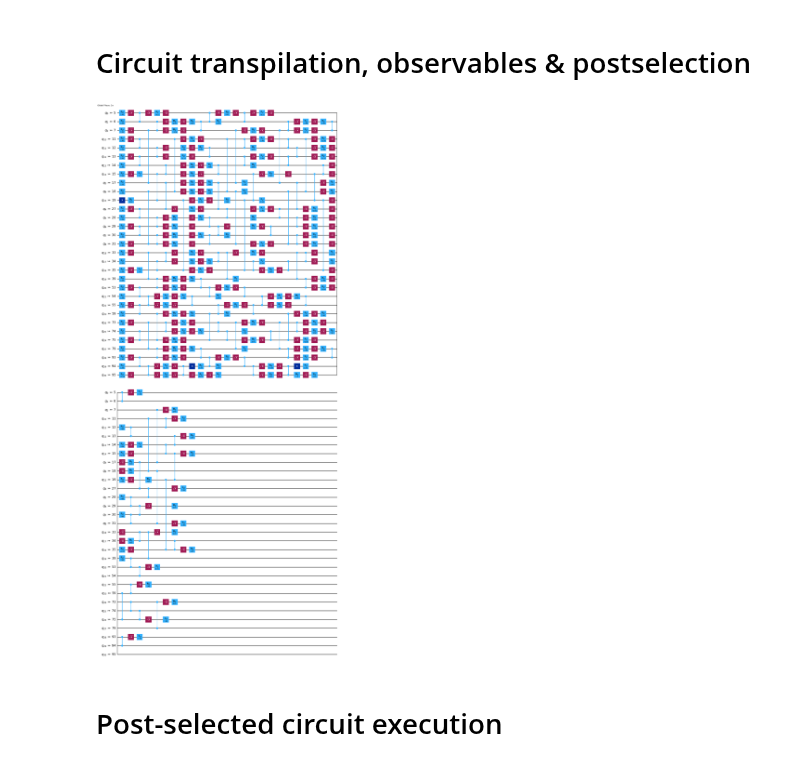
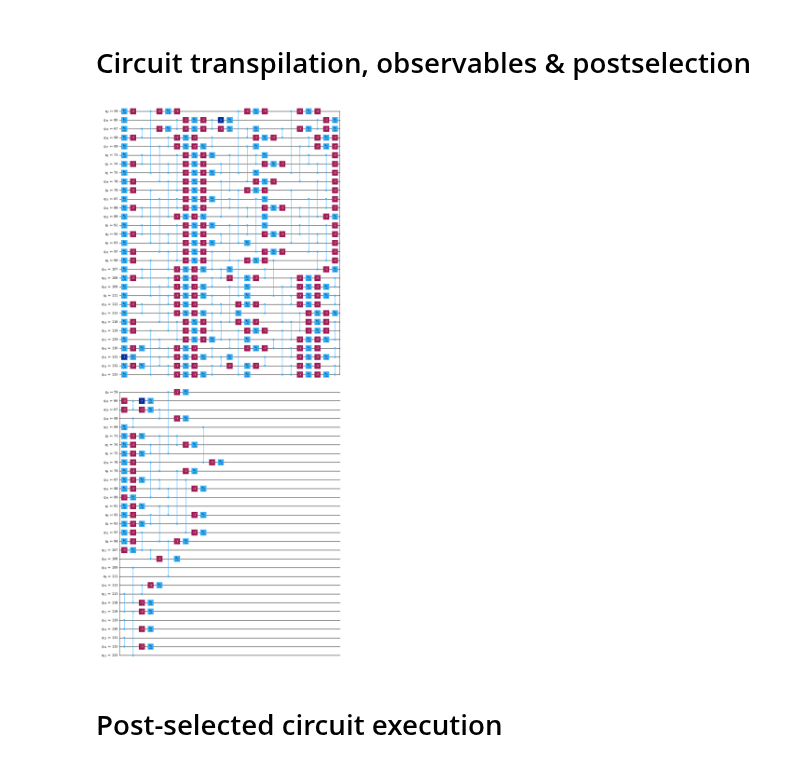
Before and after one commit to Fradm98/qs-qh, a Jupyter notebook: src/notebooks/Z2/z2_chain_hardware_postselection.ipynb, the cells around one changed output. Drawn from its saved outputs; the diff is of its cells as text; code cells hidden in the pictures.

```diff
--- a/src/notebooks/Z2/z2_chain_hardware_postselection.ipynb
+++ b/src/notebooks/Z2/z2_chain_hardware_postselection.ipynb
@@ -43,19 +63,19 @@ from cobos.tokens import ibm_token, group_instance, group_instance2
 channel = "ibm_quantum"
 # device = "ibm_kyiv"
 # device = "ibm_brisbane"
-# device = "ibm_fez"
+device = "ibm_fez"
 # device = "ibm_sherbrooke"
 # device = "ibm_torino"
-device = "ibm_marrakesh"
+# device = "ibm_marrakesh"
 
-eplg_absolute = 3.75e-3
+eplg_absolute = 4.26e-3
 
-service = QiskitRuntimeService(channel=channel, token=ibm_token, instance=group_instance)
+service = QiskitRuntimeService(channel=channel, token=ibm_token, instance=group_instance2)
 backend = service.backend(device, use_fractional_gates=fractional_gates)
 # %% [markdown]
 # Circuit transpilation, observables & postselection
 # %%
-from z2chain.circs import physical_particle_pair_quench_simulation_circuits, erradj_particle_pair_quench_simulation_circuits, odr_compuncomp_circuits
+from z2chain.circs import physical_particle_pair_quench_simulation_circuits, erradj_particle_pair_quench_simulation_circuits_eplg, odr_compuncomp_circuits_eplg
 from z2chain.operators import local_pauli_z, local_pauli_x, postselection_operators
 from utils.hexec import get_backend_best_qubit_chain
 from utils.circs import generate_and_save_circs
@@ -63,55 +83,37 @@ from functools import partial
 from itertools import product
 import os
 
-optimization_level = 2
+optimization_level = 3
 
 circuits = [] # circuits[L][params][t]
 if odr: odr_circuits = [] # odr_circuits[L][params][t]
 observable_generating_funcs = [] #observable_generating_funcs[L][i]
 postselection_operators_funcs = []
 extra_options = []
-
-sampler_options = {
-    "default_shots": shots,
-    "execution": {
-        "init_qubits": True,
-        "meas_type": "classified"
-    },
-    "dynamical_decoupling": {
-        "enable": True,
-        "sequence_type": "XY4"
-    },
-    "twirling": {
-        "enable_gates": False,
-        "enable_measure": True,
-        "num_randomizations": shots//100,
-        "shots_per_randomization": 100
-    }
-}
 
 for L, pp_ps in zip(L_arr, particle_pair_left_positions):
     qubits_inds = get_backend_best_qubit_chain(backend, 2*L-1)
     this_circuits = []
     if odr: this_odr_circuits = []
     this_extra_options = []
     for J, h, lamb, g in product(J_arr, h_arr, lamb_arr, g_arr):
         circuits_filepath = os.path.join(circ_folder_path, f"z2chain_quench_circs_{device}_maxt_{final_time}_steps_{steps}_L_{L}_J_{J:.04f}_h_{h:.04f}_lamb_{lamb:.04f}_g_{g}_pp_{pp_ps}_pl_{particle_pair_length}_xbasis_{x_basis}.qpy")
         circs_func_args = (L, J, h, lamb, pp_ps, particle_pair_length, final_time, steps, backend, optimization_level, eplg_absolute, g, qubits_inds, x_basis)
-        physical_circuits = erradj_particle_pair_quench_simulation_circuits(L, J, h, lamb, pp_ps, particle_pair_length, final_time, steps, backend, optimization_level, eplg_absolute, g, qubits_inds, x_basis=x_basis, force_even=True)
+        physical_circuits = erradj_particle_pair_quench_simulation_circuits_eplg(L, J, h, lamb, pp_ps, particle_pair_length, final_time, steps, backend, optimization_level, eplg_absolute, g, qubits_inds, x_basis=x_basis, force_even=True)
         this_circuits.append(physical_circuits)
         this_extra_options.append({"backend": device, "L": L, "J": J, "h": h, "λ":lamb, "g": g, "particle_pair_position": pp_ps, "particle_pair_length": particle_pair_length, "final_time": final_time, "eplg": eplg_absolute} | ({"fractional_gates": True} if fractional_gates else {}))
         if odr:
             odr_func_args = (L, J, h, lamb, final_time, steps, backend, eplg_absolute, g, pp_ps, particle_pair_length, qubits_inds, x_basis)
-            this_odr_circuits.append(odr_compuncomp_circuits(*odr_func_args))
+            this_odr_circuits.append(odr_compuncomp_circuits_eplg(*odr_func_args))
     circuits.append(this_circuits)
     if odr: odr_circuits.append(this_odr_circuits)
     observable_generating_funcs.append([partial(local_pauli_z if not x_basis else local_pauli_x, qubit_ind=i) for i in range(2*L-1)])
     postselection_operators_funcs.append(lambda nqubits: postselection_operators((nqubits + 1)//2, x_basis))
     extra_options.append(this_extra_options)
 
 circuits[0][0][1].draw(output="mpl", idle_wires=False, filename="transpiled_circ_erradj.png")
 # %% [output]
-[figure, old version]
+[figure, new version]
 # %% [markdown]
 # Post-selected circuit execution
 # %% [markdown]
```
Also changed, not shown: parts of 4 cells of this notebook, 1 other file.
